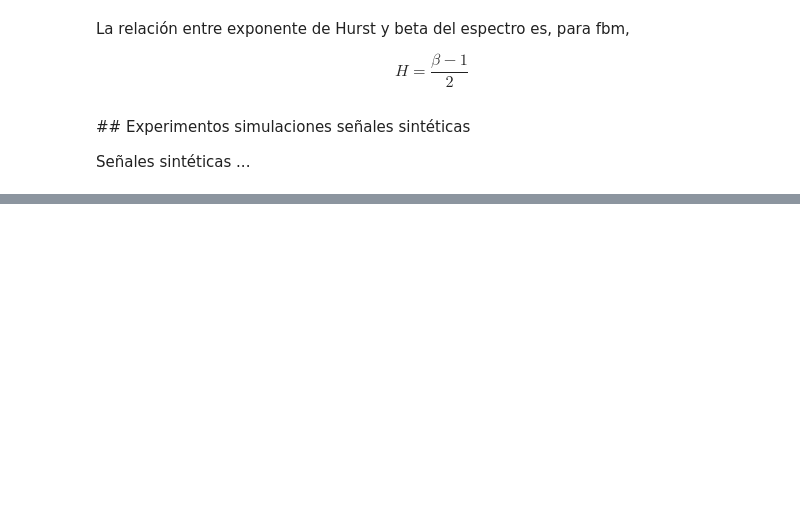
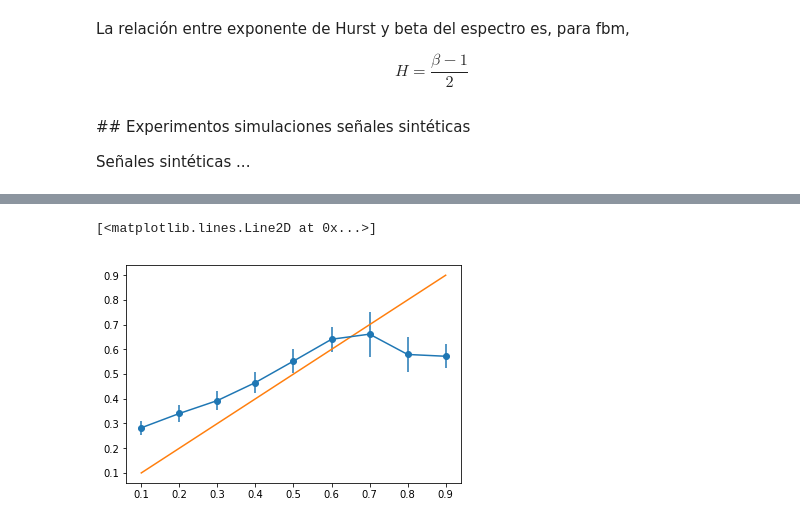
Before and after one commit to LauraMorenoGo/TFG, a Jupyter notebook: Hurst_Exponent.ipynb, the cells around one changed output, grey strips where cells are left out. Saved outputs shown, nothing was run; the diff lists cells and outputs as text; code cells hidden in the pictures; blank space fills up the shorter version.

```diff
--- a/Hurst_Exponent.ipynb
+++ b/Hurst_Exponent.ipynb
@@ -142,0 +146,7 @@ for h in hurst:
+# %%
+plt.figure()
+plt.errorbar(h_real,h_m,yerr = h_std,marker = 'o')
+plt.plot(h_real,h_real)
+# %% [output]
+[<matplotlib.lines.Line2D at 0x...>]
+[figure, added]
```
Also changed, not shown: parts of 2 cells of this notebook, 6 other files.
